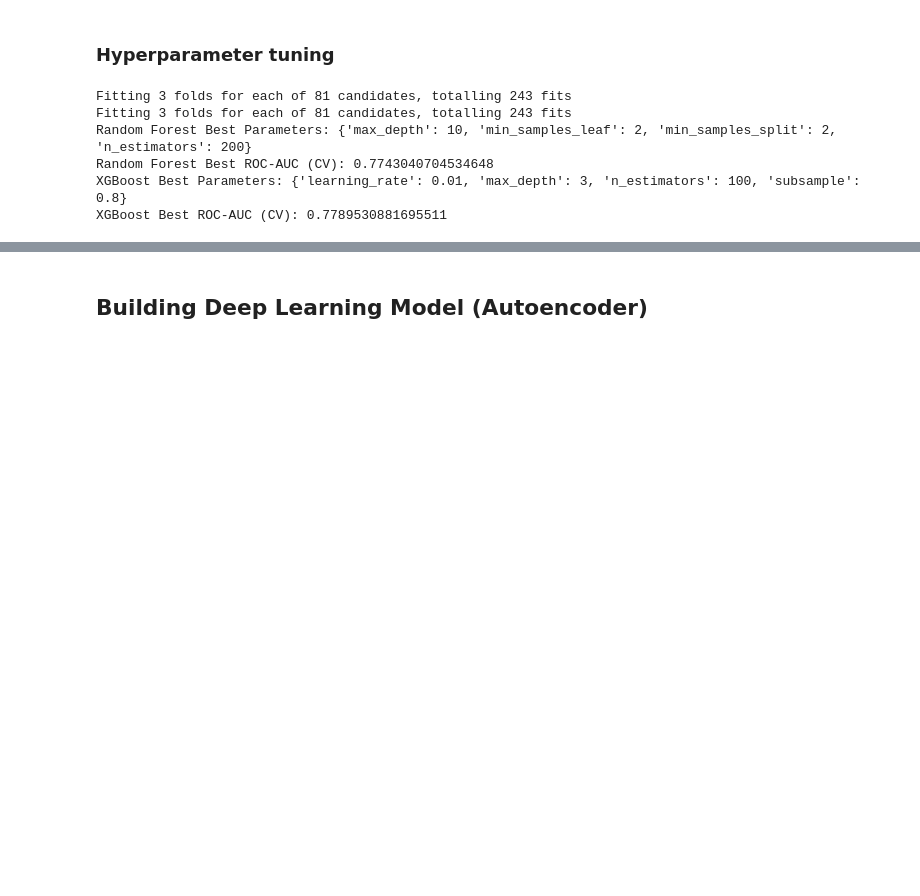
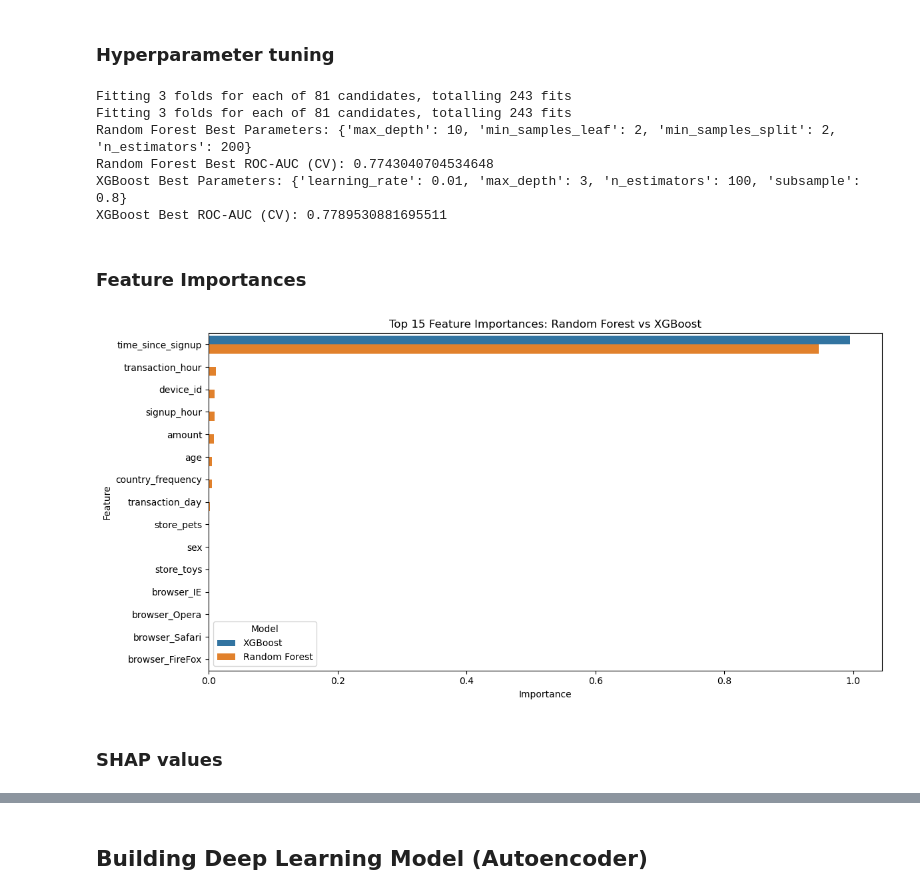
Before and after one commit to Sahnoun-A/Fraud-Prevention-ML-Project, a Jupyter notebook: Fraud_Prevention.ipynb, the cells around one changed output, grey strips where cells are left out. Drawn from its saved outputs; the diff is of its cells as text; code cells hidden in the pictures; blank space fills up the shorter version.

```diff
--- a/Fraud_Prevention.ipynb
+++ b/Fraud_Prevention.ipynb
@@ -435,8 +443,8 @@ from sklearn.metrics import classification_report, roc_auc_score
 X = data.drop(columns=['fraud', 'user_id'])
 y = data['fraud']
 
-X = X.to_numpy()
-y = y.to_numpy()
+# X = X.to_numpy()
+# y = y.to_numpy()
 
 # Split the data into training and test sets (80% train, 20% test)
 X_train, X_test, y_train, y_test = train_test_split(X, y, test_size=0.2, random_state=42, stratify=y)
@@ -728,3 +736,40 @@ xgb_model = XGBClassifier(**xgb_best_params, use_label_encoder=False, eval_metri
 
 xgb_model.fit(X_train, y_train)
 y_pred = xgb_model.predict(X_test)
+# %% [markdown]
+### Feature Importances
+# %%
+import seaborn as sns
+
+# Feature names
+feature_names = X.columns
+
+# Random Forest importance
+rf_importance = pd.DataFrame({
+    'Feature': feature_names,
+    'Importance': rf_model.feature_importances_,
+    'Model': 'Random Forest'
+})
+
+# XGBoost importance
+xgb_importance = pd.DataFrame({
+    'Feature': feature_names,
+    'Importance': xgb_model.feature_importances_,
+    'Model': 'XGBoost'
+})
+
+# Combine for comparison
+feature_importance_df = pd.concat([rf_importance, xgb_importance], ignore_index=True)
+
+# Sort and plot
+top_features = feature_importance_df.sort_values('Importance', ascending=False).groupby('Model').head(15)
+
+plt.figure(figsize=(12, 6))
+sns.barplot(data=top_features, x='Importance', y='Feature', hue='Model')
+plt.title("Top 15 Feature Importances: Random Forest vs XGBoost")
+plt.tight_layout()
+plt.show()
+# %% [output]
+[figure, added]
+# %% [markdown]
+### SHAP values
```
Also changed, not shown: parts of 6 cells of this notebook, 11 other files.
